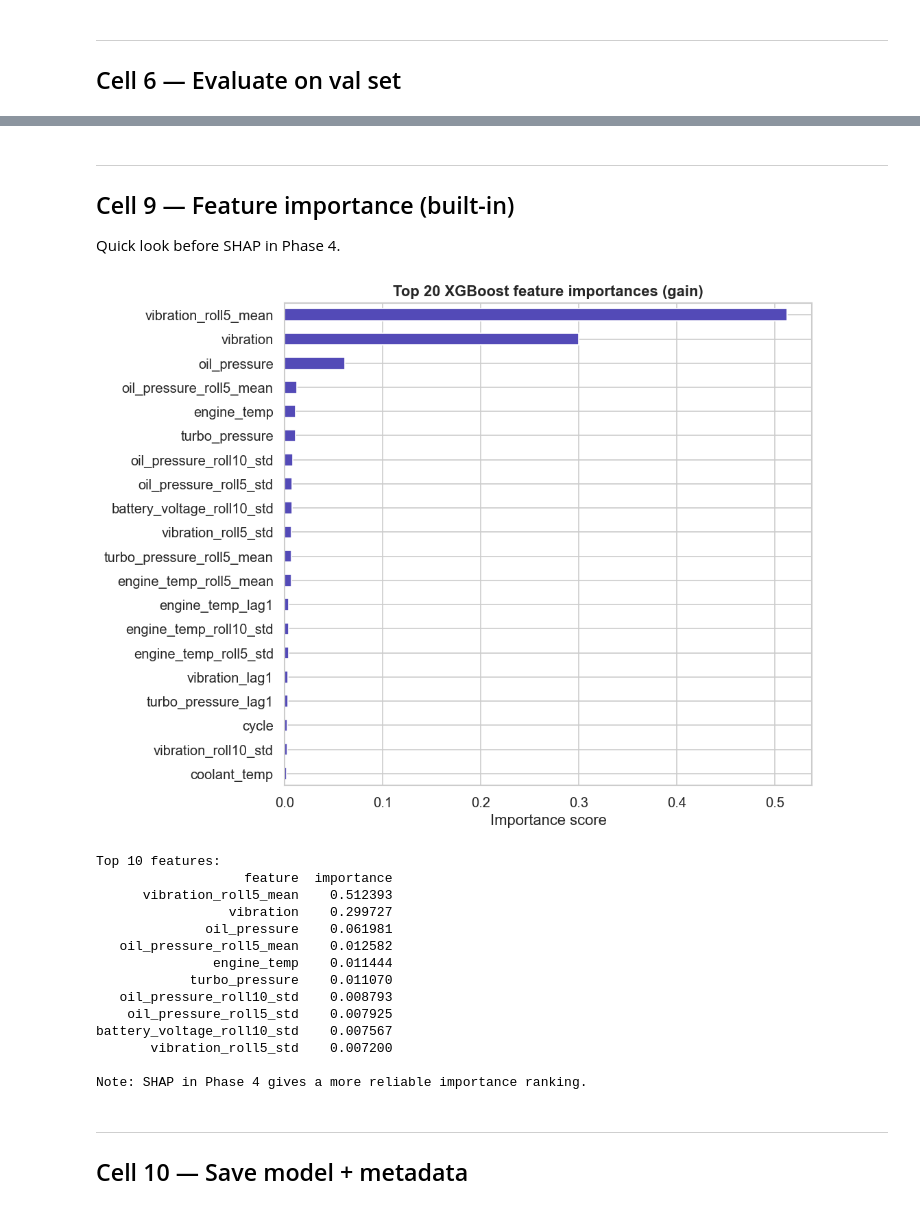
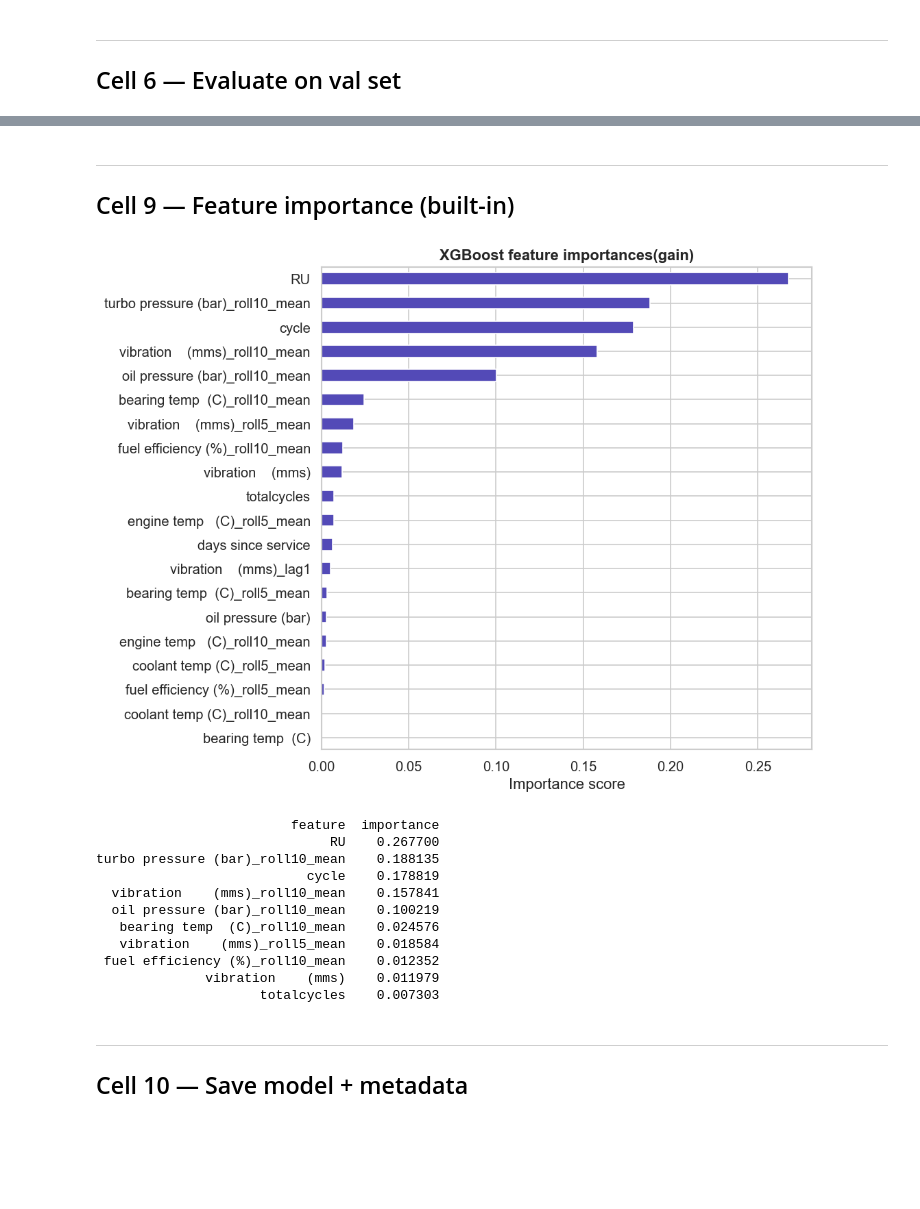
Before and after one commit to Greatwhite20/LocoSense, a Jupyter notebook: notebooks/03_model_training.ipynb, the cells around one changed output, grey strips where cells are left out. Drawn from its saved outputs; the diff is of its cells as text; code cells hidden in the pictures; blank space fills up the shorter version.

Commit message:
Update ML model

```diff
--- a/notebooks/03_model_training.ipynb
+++ b/notebooks/03_model_training.ipynb
@@ -196,12 +183,11 @@ Best params       :
 # %%
 best_params = grid_search.best_params_
 
-xgb_model = XGBClassifier(
+xgb_model = XGBRegressor(
     **best_params,
-    scale_pos_weight  = SCALE_POS_WEIGHT,
-    eval_metric       = 'logloss',
-    random_state      = 42,
-    n_jobs            = -1,
+    eval_metric= 'rmse',
+    random_state = 42,
+    n_jobs= -1,
 )
 
 xgb_model.fit(
@@ -211,19 +197,18 @@ xgb_model.fit(
 )
 
 # Training curve
-results   = xgb_model.evals_result()
-train_ll  = results['validation_0']['logloss']
-val_ll    = results['validation_1']['logloss']
+results= xgb_model.evals_result()
+train_rmse = results['validation_0']['rmse']
+val_rmse = results['validation_1']['rmse']
 
 fig, ax = plt.subplots(figsize=(9, 4))
-ax.plot(train_ll, label='Train logloss', color='#378ADD')
-ax.plot(val_ll,   label='Val logloss',   color='#D85A30')
+ax.plot(train_rmse,label='Train RSME',color='#378ADD')
+ax.plot(val_rmse,label='Val rsme',color='#D85A30')
 ax.set_xlabel('Boosting round')
-ax.set_ylabel('Log loss')
+ax.set_ylabel('RSME')
 ax.set_title('XGBoost training curve', fontweight='bold')
 ax.legend()
 plt.tight_layout()
 plt.savefig(FIGURES_DIR / 'xgb_training_curve.png')
 plt.show()
-print('Saved → reports/figures/xgb_training_curve.png')
 # %% [output]
@@ -413,44 +497,36 @@ Saved → reports/figures/xgb_test_evaluation.png
 # %% [markdown]
 ---
 ## Cell 9 — Feature importance (built-in)
-
-Quick look before SHAP in Phase 4.
 # %%
 importance_df = pd.DataFrame({
-    'feature'   : FEATURE_COLS,
+    'feature': FEATURE_COLS,
     'importance': xgb_model.feature_importances_
 }).sort_values('importance', ascending=False).head(20)
 
 fig, ax = plt.subplots(figsize=(9, 7))
 importance_df.sort_values('importance').plot.barh(
     x='feature', y='importance', ax=ax, color='#534AB7', legend=False
 )
-ax.set_title('Top 20 XGBoost feature importances (gain)', fontweight='bold')
+ax.set_title('XGBoost feature importances(gain)', fontweight='bold')
 ax.set_xlabel('Importance score')
 ax.set_ylabel('')
 plt.tight_layout()
-plt.savefig(FIGURES_DIR / 'xgb_feature_importance.png')
+plt.savefig(FIGURES_DIR /'xg feature importance.png')
 plt.show()
-
-print('Top 10 features:')
 print(importance_df[['feature','importance']].head(10).to_string(index=False))
-print('\nNote: SHAP in Phase 4 gives a more reliable importance ranking.')
 # %% [output]
-[figure, old version]
+[figure, new version]
-Top 10 features:
-                   feature  importance
-      vibration_roll5_mean    0.512393
-                 vibration    0.299727
-              oil_pressure    0.061981
-   oil_pressure_roll5_mean    0.012582
-               engine_temp    0.011444
-            turbo_pressure    0.011070
-   oil_pressure_roll10_std    0.008793
-    oil_pressure_roll5_std    0.007925
-battery_voltage_roll10_std    0.007567
-       vibration_roll5_std    0.007200
-
-Note: SHAP in Phase 4 gives a more reliable importance ranking.
+                         feature  importance
+                              RU    0.267700
+turbo pressure (bar)_roll10_mean    0.188135
+                           cycle    0.178819
+  vibration    (mms)_roll10_mean    0.157841
+  oil pressure (bar)_roll10_mean    0.100219
+   bearing temp  (C)_roll10_mean    0.024576
+   vibration    (mms)_roll5_mean    0.018584
+ fuel efficiency (%)_roll10_mean    0.012352
+              vibration    (mms)    0.011979
+                     totalcycles    0.007303
 # %% [markdown]
 ---
 ## Cell 10 — Save model + metadata
```
Also changed, not shown: parts of 19 cells of this notebook, 51 other files.
